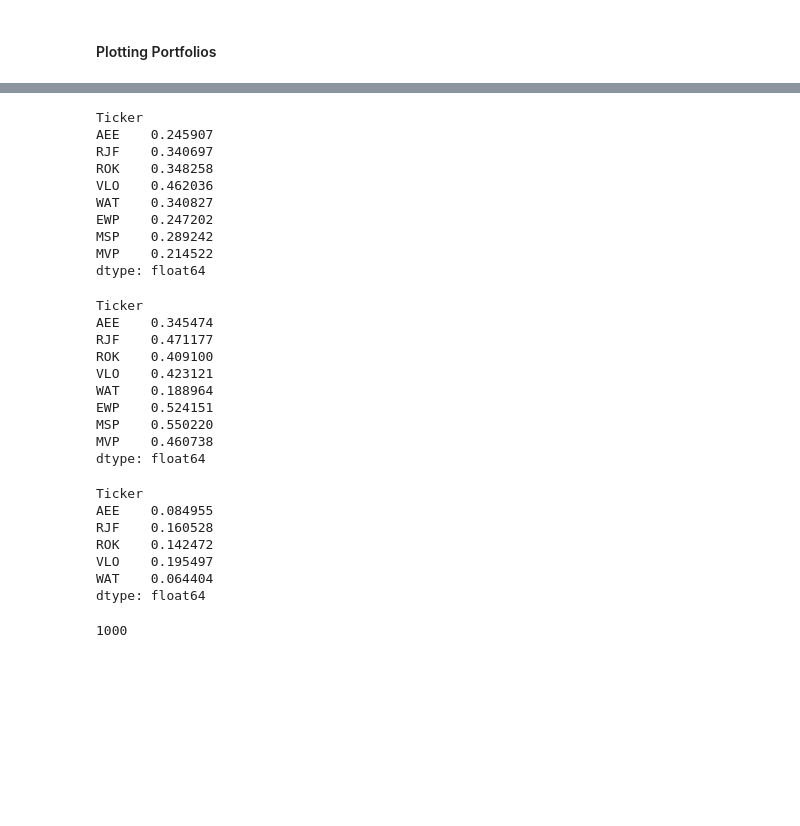
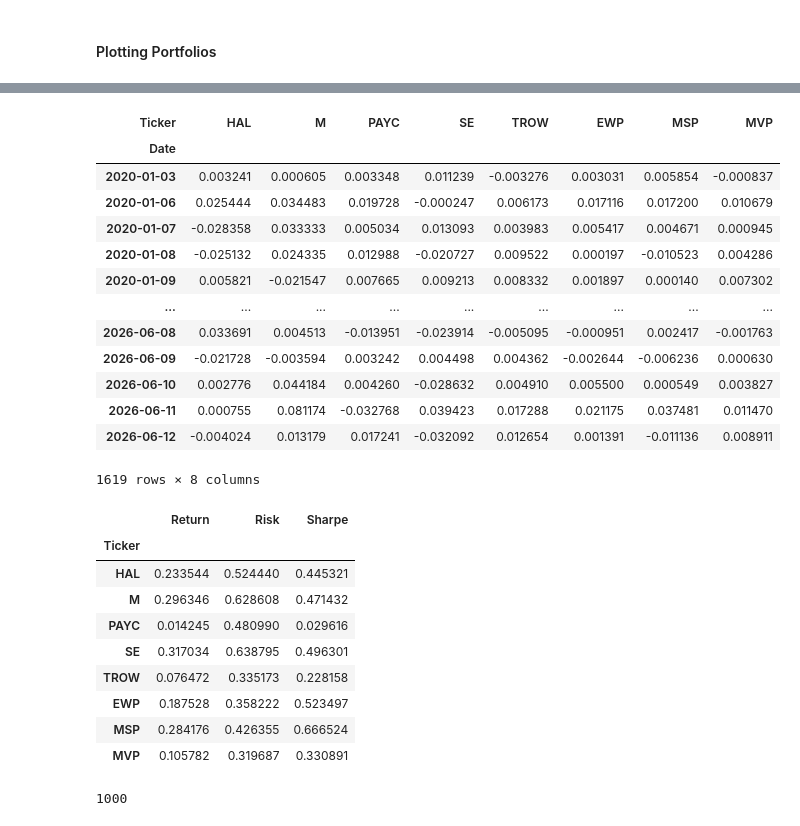
Before and after one commit to JamieW365/trading_algos, a Jupyter notebook: notebooks/efficient_frontier.ipynb, the cells around one changed output, grey strips where cells are left out. Saved outputs shown, nothing was run; the diff lists cells and outputs as text; code cells hidden in the pictures; blank space fills up the shorter version.

```diff
--- a/notebooks/efficient_frontier.ipynb
+++ b/notebooks/efficient_frontier.ipynb
@@ -146,4 +143,4 @@ equal_weights
 # %% [output]
 array([0.2, 0.2, 0.2, 0.2, 0.2])
 # %%
-ewp_returns = log_returns.dot(equal_weights)
+ewp_returns = df_returns.dot(equal_weights)
@@ -244,38 +228,32 @@ dtype: float64
-# %%
-log_returns.std() * np.sqrt(252)
-# %% [output]
-Ticker
-AEE    0.245907
-RJF    0.340697
-ROK    0.348258
-VLO    0.462036
-WAT    0.340827
-EWP    0.247202
-MSP    0.289242
-MVP    0.214522
-dtype: float64
-# %%
-(log_returns.mean() * 252) / (log_returns.std() * np.sqrt(252))
-# %% [output]
-Ticker
-AEE    0.345474
-RJF    0.471177
-ROK    0.409100
-VLO    0.423121
-WAT    0.188964
-EWP    0.524151
-MSP    0.550220
-MVP    0.460738
-dtype: float64
-# %%
-mu
-# %% [output]
-Ticker
-AEE    0.084955
-RJF    0.160528
-ROK    0.142472
-VLO    0.195497
-WAT    0.064404
-dtype: float64
+# %%
+df_returns
+# %% [output]
+| Ticker | HAL | M | PAYC | SE | TROW | EWP | MSP | MVP |
+| Date |  |  |  |  |  |  |  |  |
+| 2020-01-03 | 0.003241 | 0.000605 | 0.003348 | 0.011239 | -0.003276 | 0.003031 | 0.005854 | -0.000837 |
+| 2020-01-06 | 0.025444 | 0.034483 | 0.019728 | -0.000247 | 0.006173 | 0.017116 | 0.017200 | 0.010679 |
+| 2020-01-07 | -0.028358 | 0.033333 | 0.005034 | 0.013093 | 0.003983 | 0.005417 | 0.004671 | 0.000945 |
+| 2020-01-08 | -0.025132 | 0.024335 | 0.012988 | -0.020727 | 0.009522 | 0.000197 | -0.010523 | 0.004286 |
+| 2020-01-09 | 0.005821 | -0.021547 | 0.007665 | 0.009213 | 0.008332 | 0.001897 | 0.000140 | 0.007302 |
+| ... | ... | ... | ... | ... | ... | ... | ... | ... |
+| 2026-06-08 | 0.033691 | 0.004513 | -0.013951 | -0.023914 | -0.005095 | -0.000951 | 0.002417 | -0.001763 |
+| 2026-06-09 | -0.021728 | -0.003594 | 0.003242 | 0.004498 | 0.004362 | -0.002644 | -0.006236 | 0.000630 |
+| 2026-06-10 | 0.002776 | 0.044184 | 0.004260 | -0.028632 | 0.004910 | 0.005500 | 0.000549 | 0.003827 |
+| 2026-06-11 | 0.000755 | 0.081174 | -0.032768 | 0.039423 | 0.017288 | 0.021175 | 0.037481 | 0.011470 |
+| 2026-06-12 | -0.004024 | 0.013179 | 0.017241 | -0.032092 | 0.012654 | 0.001391 | -0.011136 | 0.008911 |
+1619 rows × 8 columns
+# %%
+tau.get_returns_summary(df_returns)
+# %% [output]
+|  | Return | Risk | Sharpe |
+| Ticker |  |  |  |
+| HAL | 0.233544 | 0.524440 | 0.445321 |
+| M | 0.296346 | 0.628608 | 0.471432 |
+| PAYC | 0.014245 | 0.480990 | 0.029616 |
+| SE | 0.317034 | 0.638795 | 0.496301 |
+| TROW | 0.076472 | 0.335173 | 0.228158 |
+| EWP | 0.187528 | 0.358222 | 0.523497 |
+| MSP | 0.284176 | 0.426355 | 0.666524 |
+| MVP | 0.105782 | 0.319687 | 0.330891 |
 # %%
 target_returns = np.linspace(
```
Also changed, not shown: parts of 25 cells of this notebook.
